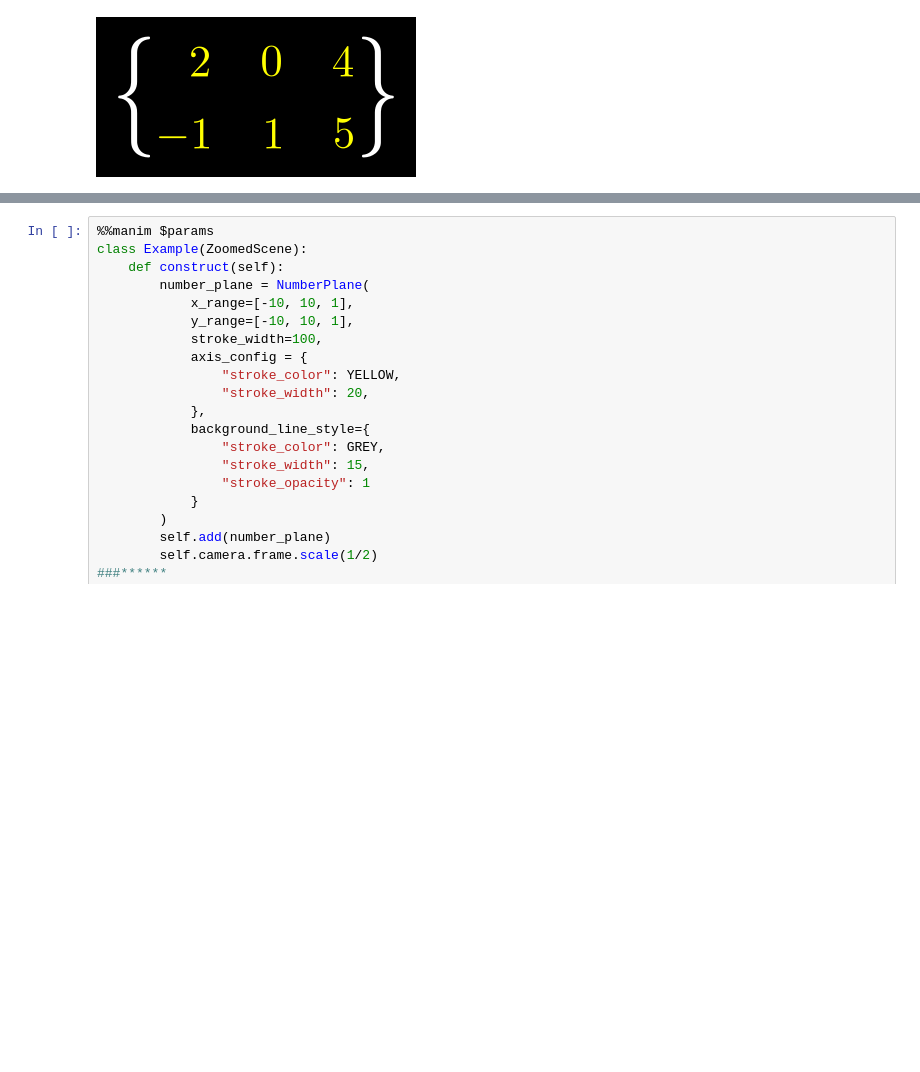
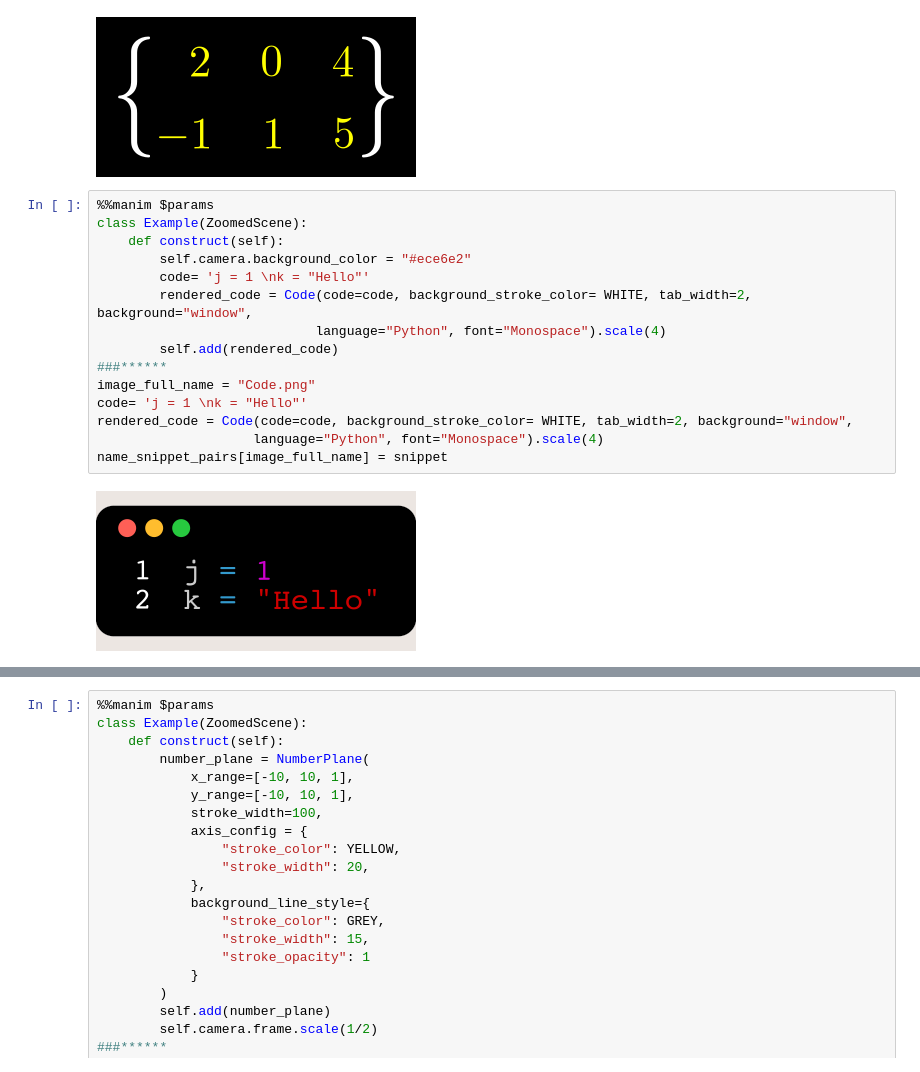
Before and after one commit to kolibril13/mobject-gallery, a Jupyter notebook: Mobjects_Basics.ipynb, the cells around one changed output, grey strips where cells are left out. Saved outputs shown, nothing was run; the diff lists cells and outputs as text; blank space fills up the shorter version.

```diff
--- a/Mobjects_Basics.ipynb
+++ b/Mobjects_Basics.ipynb
@@ -862,3 +862,20 @@ mob.set_row_colors(YELLOW, YELLOW)
 name_snippet_pairs[image_full_name] = snippet
 # %% [output]
 [figure]
+# %%
+%%manim $params
+class Example(ZoomedScene):
+    def construct(self):
+        self.camera.background_color = "#ece6e2"
+        code= 'j = 1 \nk = "Hello"'
+        rendered_code = Code(code=code, background_stroke_color= WHITE, tab_width=2, background="window",
+                            language="Python", font="Monospace").scale(4)
+        self.add(rendered_code)
+###******
+image_full_name = "Code.png"
+code= 'j = 1 \nk = "Hello"'
+rendered_code = Code(code=code, background_stroke_color= WHITE, tab_width=2, background="window",
+                    language="Python", font="Monospace").scale(4)
+name_snippet_pairs[image_full_name] = snippet
+# %% [output]
+[figure, added]
```
Also changed, not shown: parts of 1 cell of this notebook, 7 other files.
